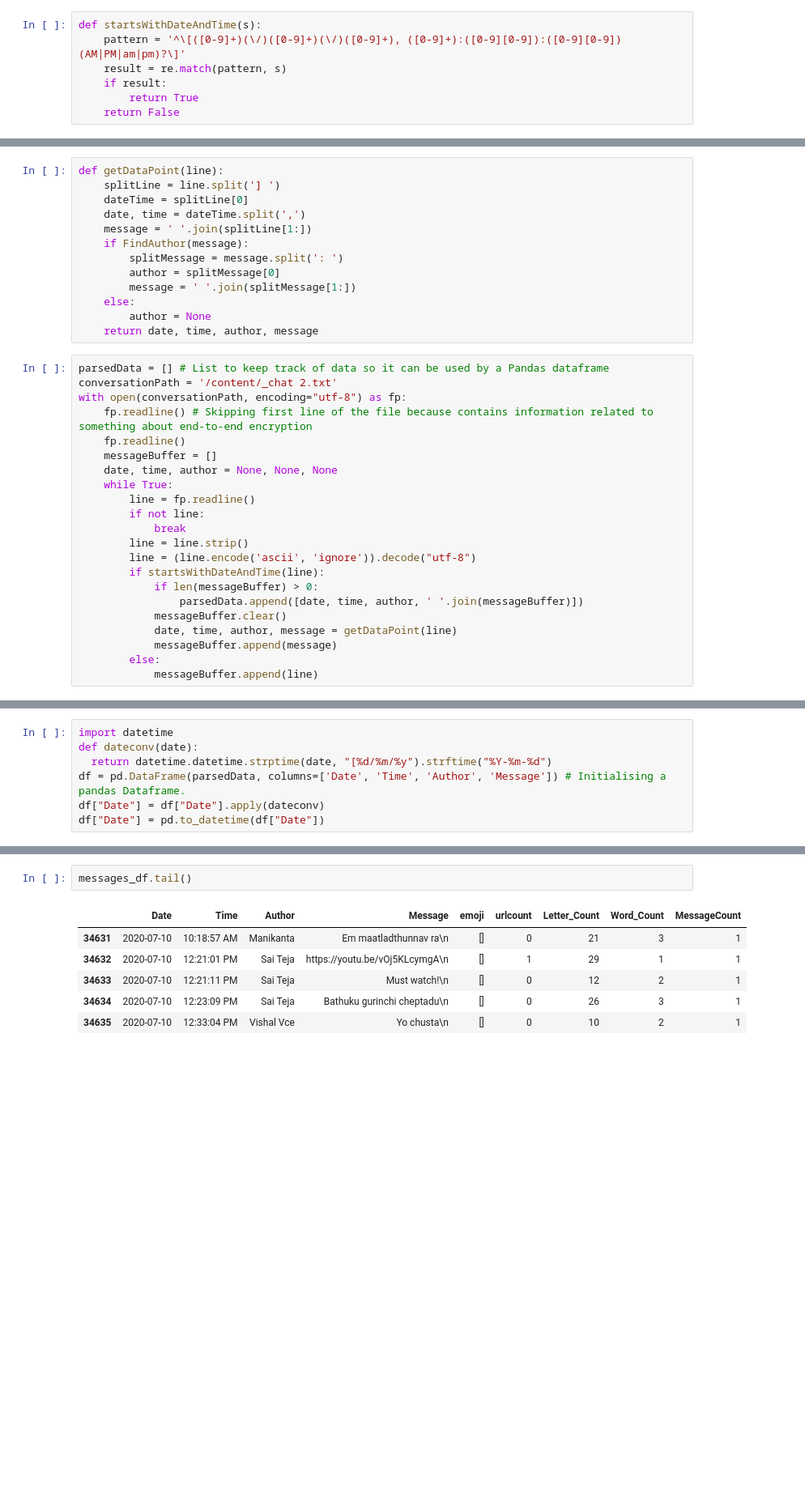
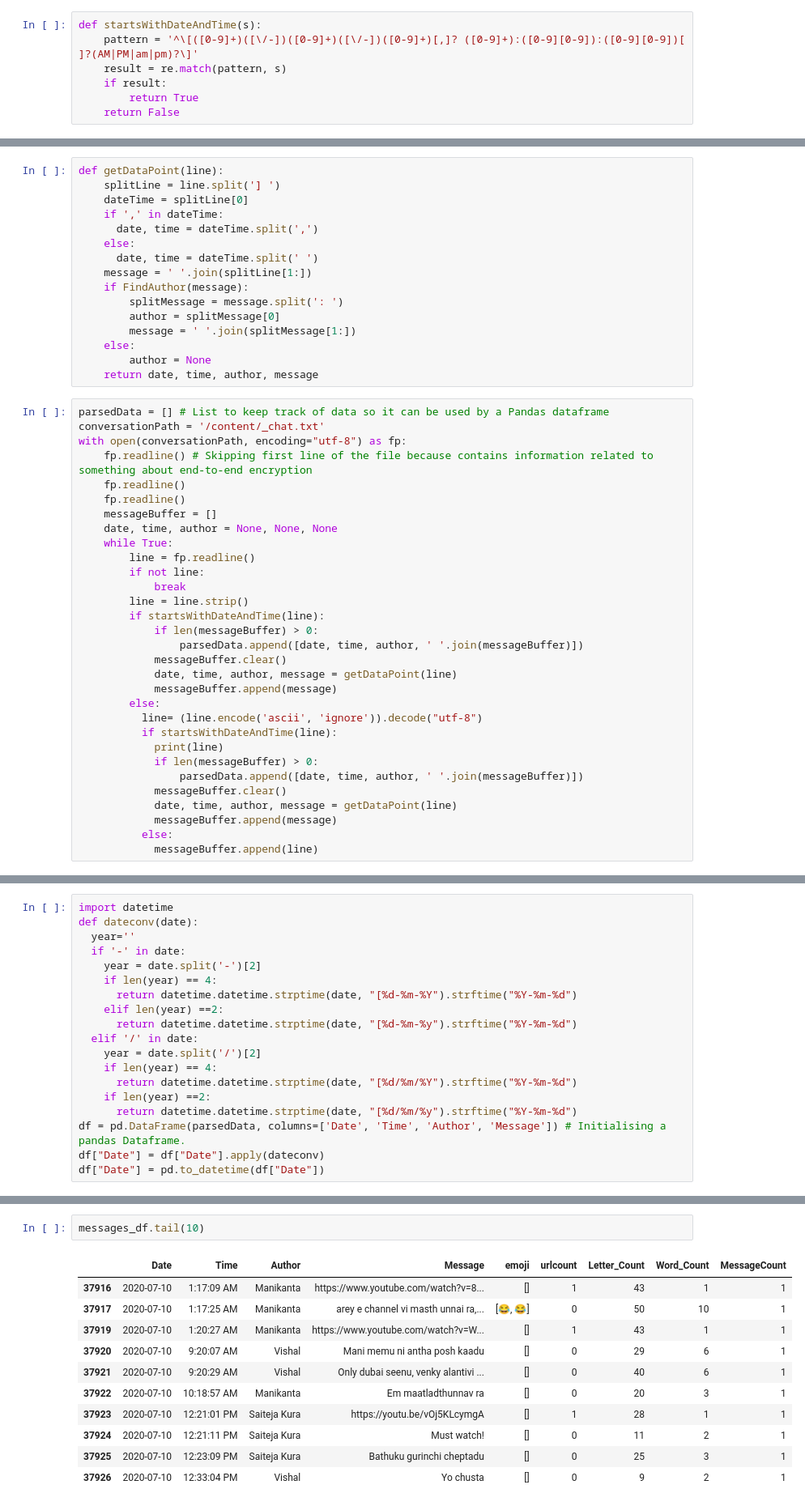
Before and after one commit to kurasaiteja/Whatsapp-Analysis, a Jupyter notebook: Whatsapp_Group_Chat_Analysis_for_iOS.ipynb, the cells around one changed output, grey strips where cells are left out. Shown at 81% size. Saved outputs shown, nothing was run; the diff lists cells and outputs as text; blank space fills up the shorter version.

```diff
--- a/Whatsapp_Group_Chat_Analysis_for_iOS.ipynb
+++ b/Whatsapp_Group_Chat_Analysis_for_iOS.ipynb
@@ -67,7 +67,7 @@ In our sample line of text, our main objective is to automatically break down th
 {18/06/17}, {9:47 PM} - {Teja}: {Why do you have 2 numbers?}
 # %%
 def startsWithDateAndTime(s):
-    pattern = '^\[([0-9]+)(\/)([0-9]+)(\/)([0-9]+), ([0-9]+):([0-9][0-9]):([0-9][0-9]) (AM|PM|am|pm)?\]'
+    pattern = '^\[([0-9]+)([\/-])([0-9]+)([\/-])([0-9]+)[,]? ([0-9]+):([0-9][0-9]):([0-9][0-9])[ ]?(AM|PM|am|pm)?\]'
     result = re.match(pattern, s)
     if result:
         return True
@@ -108,7 +95,10 @@ def FindAuthor(s):
 def getDataPoint(line):
     splitLine = line.split('] ')
     dateTime = splitLine[0]
-    date, time = dateTime.split(',')
+    if ',' in dateTime:
+      date, time = dateTime.split(',')
+    else:
+      date, time = dateTime.split(' ')
     message = ' '.join(splitLine[1:])
     if FindAuthor(message):
         splitMessage = message.split(': ')
@@ -119,9 +109,10 @@ def getDataPoint(line):
     return date, time, author, message
 # %%
 parsedData = [] # List to keep track of data so it can be used by a Pandas dataframe
-conversationPath = '/content/_chat 2.txt'
+conversationPath = '/content/_chat.txt'
 with open(conversationPath, encoding="utf-8") as fp:
     fp.readline() # Skipping first line of the file because contains information related to something about end-to-end encryption
+    fp.readline()
     fp.readline()
     messageBuffer = []
     date, time, author = None, None, None
@@ -130,7 +121,6 @@ with open(conversationPath, encoding="utf-8") as fp:
         if not line:
             break
         line = line.strip()
-        line = (line.encode('ascii', 'ignore')).decode("utf-8")
         if startsWithDateAndTime(line):
             if len(messageBuffer) > 0:
                 parsedData.append([date, time, author, ' '.join(messageBuffer)])
@@ -138,4 +128,13 @@ with open(conversationPath, encoding="utf-8") as fp:
             date, time, author, message = getDataPoint(line)
             messageBuffer.append(message)
         else:
+          line= (line.encode('ascii', 'ignore')).decode("utf-8")
+          if startsWithDateAndTime(line):
+            print(line)
+            if len(messageBuffer) > 0:
+                parsedData.append([date, time, author, ' '.join(messageBuffer)])
+            messageBuffer.clear()
+            date, time, author, message = getDataPoint(line)
+            messageBuffer.append(message)
+          else:
             messageBuffer.append(line)
@@ -160,7 +143,19 @@ Cheyale ra Aaku
 # %%
 import datetime
 def dateconv(date):
-  return datetime.datetime.strptime(date, "[%d/%m/%y").strftime("%Y-%m-%d")
+  year=''
+  if '-' in date:
+    year = date.split('-')[2]
+    if len(year) == 4:
+      return datetime.datetime.strptime(date, "[%d-%m-%Y").strftime("%Y-%m-%d")
+    elif len(year) ==2:
+      return datetime.datetime.strptime(date, "[%d-%m-%y").strftime("%Y-%m-%d")
+  elif '/' in date:
+    year = date.split('/')[2]
+    if len(year) == 4:
+      return datetime.datetime.strptime(date, "[%d/%m/%Y").strftime("%Y-%m-%d")
+    if len(year) ==2:
+      return datetime.datetime.strptime(date, "[%d/%m/%y").strftime("%Y-%m-%d")
 df = pd.DataFrame(parsedData, columns=['Date', 'Time', 'Author', 'Message']) # Initialising a pandas Dataframe.
 df["Date"] = df["Date"].apply(dateconv)
 df["Date"] = pd.to_datetime(df["Date"])
@@ -329,14 +317,19 @@ messages_df['Letter_Count'] = messages_df['Message'].apply(lambda s : len(s))
 messages_df['Word_Count'] = messages_df['Message'].apply(lambda s : len(s.split(' ')))
 messages_df["MessageCount"]=1
 # %%
-messages_df.tail()
+messages_df.tail(10)
 # %% [output]
 |  | Date | Time | Author | Message | emoji | urlcount | Letter_Count | Word_Count | MessageCount |
-| 34631 | 2020-07-10 | 10:18:57 AM | Manikanta | Em maatladthunnav ra\n | [] | 0 | 21 | 3 | 1 |
-| 34632 | 2020-07-10 | 12:21:01 PM | Sai Teja | https://youtu.be/vOj5KLcymgA\n | [] | 1 | 29 | 1 | 1 |
-| 34633 | 2020-07-10 | 12:21:11 PM | Sai Teja | Must watch!\n | [] | 0 | 12 | 2 | 1 |
-| 34634 | 2020-07-10 | 12:23:09 PM | Sai Teja | Bathuku gurinchi cheptadu\n | [] | 0 | 26 | 3 | 1 |
-| 34635 | 2020-07-10 | 12:33:04 PM | Vishal Vce | Yo chusta\n | [] | 0 | 10 | 2 | 1 |
+| 37916 | 2020-07-10 | 1:17:09 AM | Manikanta | https://www.youtube.com/watch?v=8... | [] | 1 | 43 | 1 | 1 |
+| 37917 | 2020-07-10 | 1:17:25 AM | Manikanta | arey e channel vi masth unnai ra,... | [😂, 😂] | 0 | 50 | 10 | 1 |
+| 37919 | 2020-07-10 | 1:20:27 AM | Manikanta | https://www.youtube.com/watch?v=W... | [] | 1 | 43 | 1 | 1 |
+| 37920 | 2020-07-10 | 9:20:07 AM | Vishal | Mani memu ni antha posh kaadu | [] | 0 | 29 | 6 | 1 |
+| 37921 | 2020-07-10 | 9:20:29 AM | Vishal | Only dubai seenu, venky alantivi ... | [] | 0 | 40 | 6 | 1 |
+| 37922 | 2020-07-10 | 10:18:57 AM | Manikanta | Em maatladthunnav ra | [] | 0 | 20 | 3 | 1 |
+| 37923 | 2020-07-10 | 12:21:01 PM | Saiteja Kura | https://youtu.be/vOj5KLcymgA | [] | 1 | 28 | 1 | 1 |
+| 37924 | 2020-07-10 | 12:21:11 PM | Saiteja Kura | Must watch! | [] | 0 | 11 | 2 | 1 |
+| 37925 | 2020-07-10 | 12:23:09 PM | Saiteja Kura | Bathuku gurinchi cheptadu | [] | 0 | 25 | 3 | 1 |
+| 37926 | 2020-07-10 | 12:33:04 PM | Vishal | Yo chusta | [] | 0 | 9 | 2 | 1 |
 # %%
 messages_df["emojicount"]= df['emoji'].str.len()
 # %% [markdown]
```
Also changed, not shown: parts of 31 cells of this notebook.
